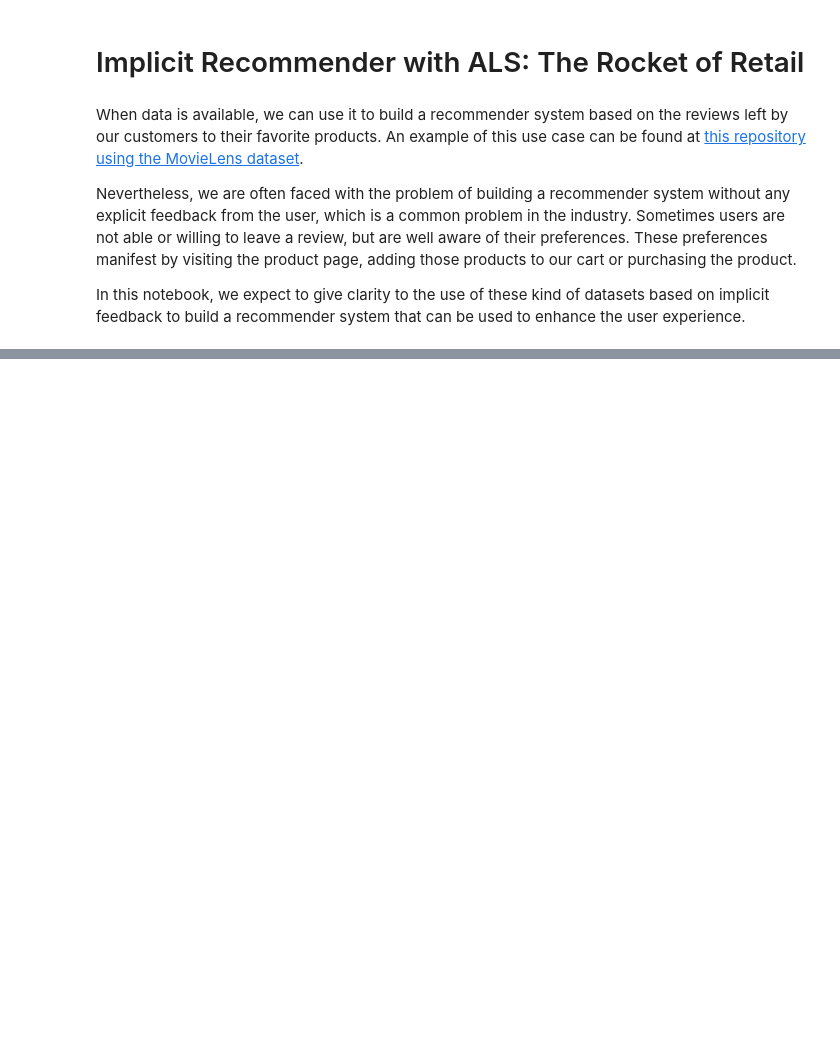
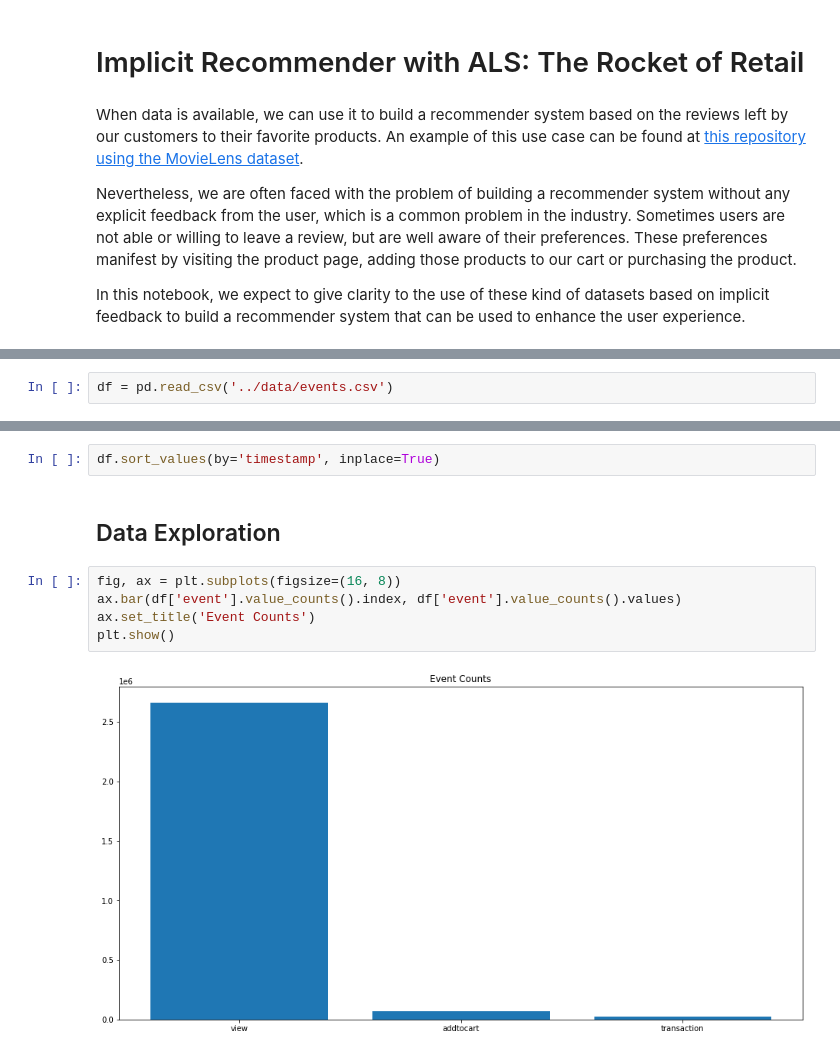
Before and after one commit to josumsc/retrocket-implicit-recommender, a Jupyter notebook: src/retrocket-implicit-recommender.ipynb, the cells around one changed output, grey strips where cells are left out. Drawn from its saved outputs; the diff is of its cells as text; blank space fills up the shorter version.

```diff
--- a/src/retrocket-implicit-recommender.ipynb
+++ b/src/retrocket-implicit-recommender.ipynb
@@ -18,0 +22,2 @@ import implicit
+# %%
+df = pd.read_csv('../data/events.csv')
@@ -18,0 +48,11 @@ import implicit
+# %%
+df.sort_values(by='timestamp', inplace=True)
+# %% [markdown]
+## Data Exploration
+# %%
+fig, ax = plt.subplots(figsize=(16, 8))
+ax.bar(df['event'].value_counts().index, df['event'].value_counts().values)
+ax.set_title('Event Counts')
+plt.show()
+# %% [output]
+[figure, added]
```
Also changed, not shown: parts of 18 cells of this notebook, 1 other file.
